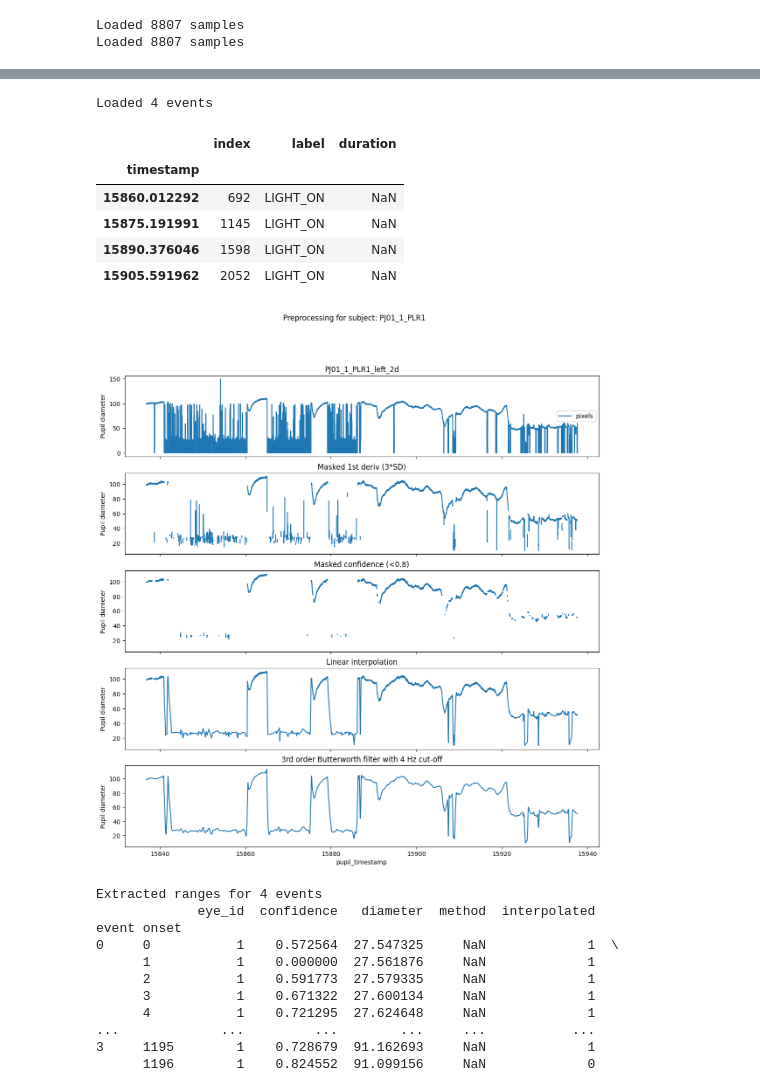
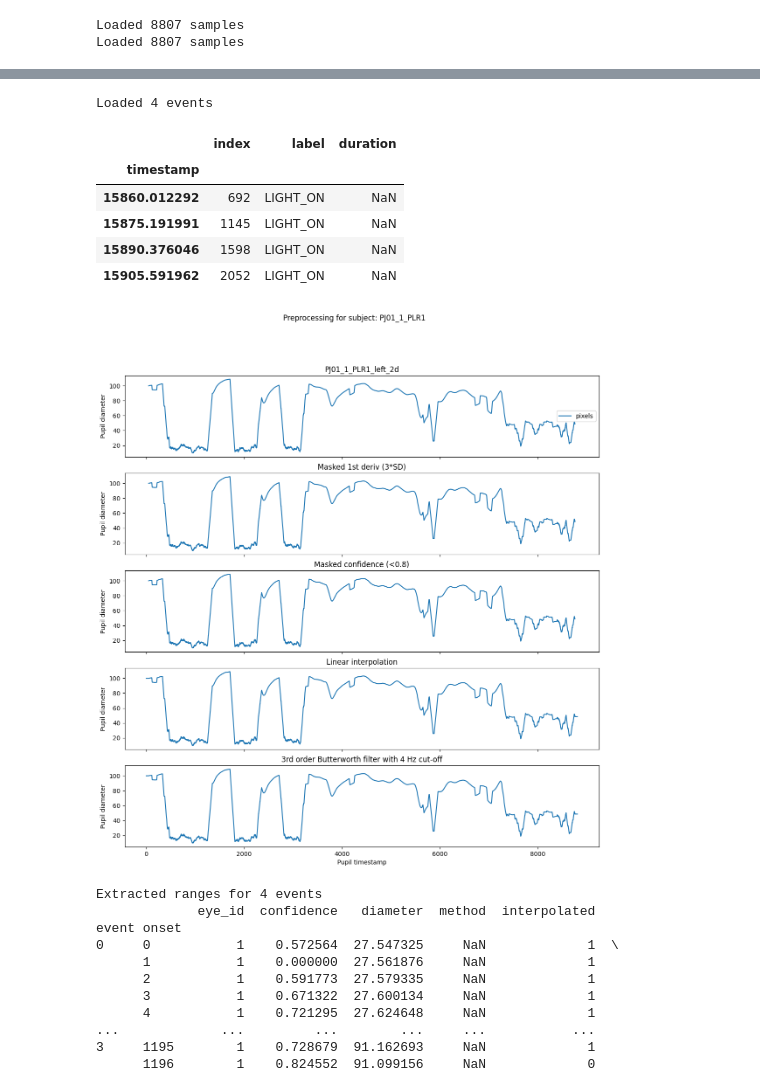
Before and after one commit to KathaMei/Pupille, a Jupyter notebook: Lichtreflex17.6./PupilLightReflex17.06..ipynb, the cells around one changed output, grey strips where cells are left out. Cells and saved outputs as stored; diff of their text form; code cells hidden in the pictures.

Commit message:
make PupilLightReflex17.06.. runnable

```diff
--- a/Lichtreflex17.6./PupilLightReflex17.06..ipynb
+++ b/Lichtreflex17.6./PupilLightReflex17.06..ipynb
@@ -19,7 +19,11 @@ import checkdataPLR
 subject_id = 'PJ01_1_PLR1'
 
 # Load the CSV file
-rec_dir = f"/Users/Katharina/Desktop/Beispieldaten/{subject_id[:4]}/{subject_id}/"
+if os.getlogin()=='marco':
+    rec_dir = f"/home/marco/Nextcloud/KatharinaBeispieldaten/{subject_id[:4]}/{subject_id}/"
+else:
+    rec_dir = f"/Users/Katharina/Desktop/Beispieldaten/{subject_id[:4]}/{subject_id}/"
+
 utils.print_file_structure(rec_dir)
 # %% [output]
 /
@@ -56,7 +59,8 @@ use_cols = ['confidence',
             'eye_id',
             'diameter']
 
-pupil_cols = ['diameter']
+pupil_cols_in = ['diameter']
+pupil_cols_out = ['diameter_interp']
 
 # Check if the pyplr_analysis directory exists
 if not os.path.exists(os.path.join(rec_dir, 'pyplr_analysis')):
@@ -180,7 +151,7 @@ ValueError: Boolean array expected for the condition, not int64
 f, axs = graphing.pupil_preprocessing_figure(nrows=5, subject=f"{subject_id}" )
 
 # Plot the raw data
-samples[pupil_cols].plot(title=f"{subject_id}_left_2d", ax=axs[0], legend=True)
+samples[pupil_cols_out].plot(title=f"{subject_id}_left_2d", ax=axs[0], legend=True)
 axs[0].legend(loc='center right', labels=['pixels'])
 # Mask first derivative
 # Default is a threshold of 3 SD from the mean first derivate
@@ -188,40 +159,40 @@ axs[0].legend(loc='center right', labels=['pixels'])
 # Therefore set the threshold lower
 samples = preproc.mask_pupil_first_derivative(
     samples, threshold=3.0, mask_cols=pupil_cols)
-samples[pupil_cols].plot(
+samples[pupil_cols_out].plot(
     title='Masked 1st deriv (3*SD)', ax=axs[1], legend=False)
 
 # Mask confidence
 samples = preproc.mask_pupil_confidence(
     samples, threshold=0.8, mask_cols=pupil_cols)
-samples[pupil_cols].plot(
+samples[pupil_cols_out].plot(
     title='Masked confidence (<0.8)', ax=axs[2], legend=False)
 
 # Interpolate
 samples = preproc.interpolate_pupil(
-    samples, interp_cols=pupil_cols)
-samples[pupil_cols].plot(
+    samples, interp_cols=pupil_cols_out)
+samples[pupil_cols_out].plot(
     title='Linear interpolation', ax=axs[3], legend=False)
 
 # Smooth
 samples = preproc.butterworth_series(
     samples, fields=pupil_cols, filt_order=3,
     cutoff_freq=4/(SAMPLE_RATE/2))
-samples[pupil_cols].plot(
+samples[pupil_cols_out].plot(
     title='3rd order Butterworth filter with 4 Hz cut-off',
     ax=axs[4], legend=False);
 
 events = utils.load_annotations(s['data_dir'])
 events
 # %% [output]
 Loaded 4 events
 |  | index | label | duration |
 | timestamp |  |  |  |
 | 15860.012292 | 692 | LIGHT_ON | NaN |
 | 15875.191991 | 1145 | LIGHT_ON | NaN |
 | 15890.376046 | 1598 | LIGHT_ON | NaN |
 | 15905.591962 | 2052 | LIGHT_ON | NaN |
-[figure, old version]
+[figure, new version]
 # %%
 # Number of samples to extract and which sample should mark the onset of the event
 # 120 data points equal one second with a sample rate of 120
```
Also changed, not shown: parts of 3 cells of this notebook.
